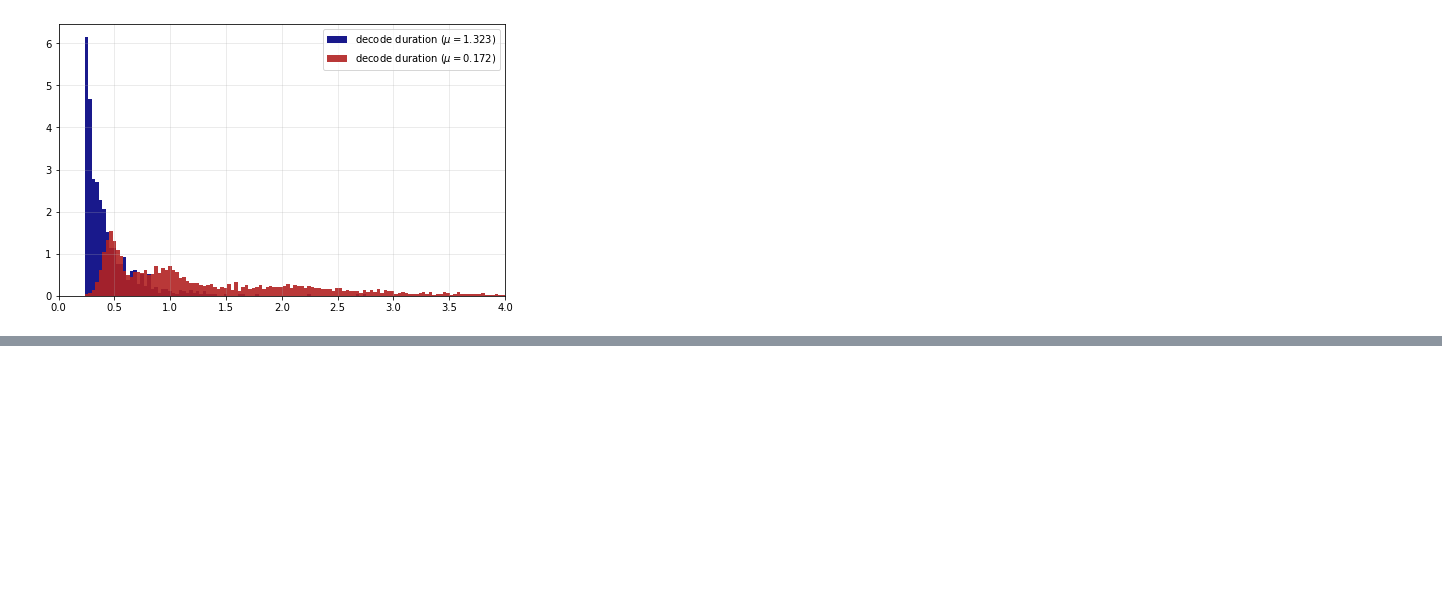
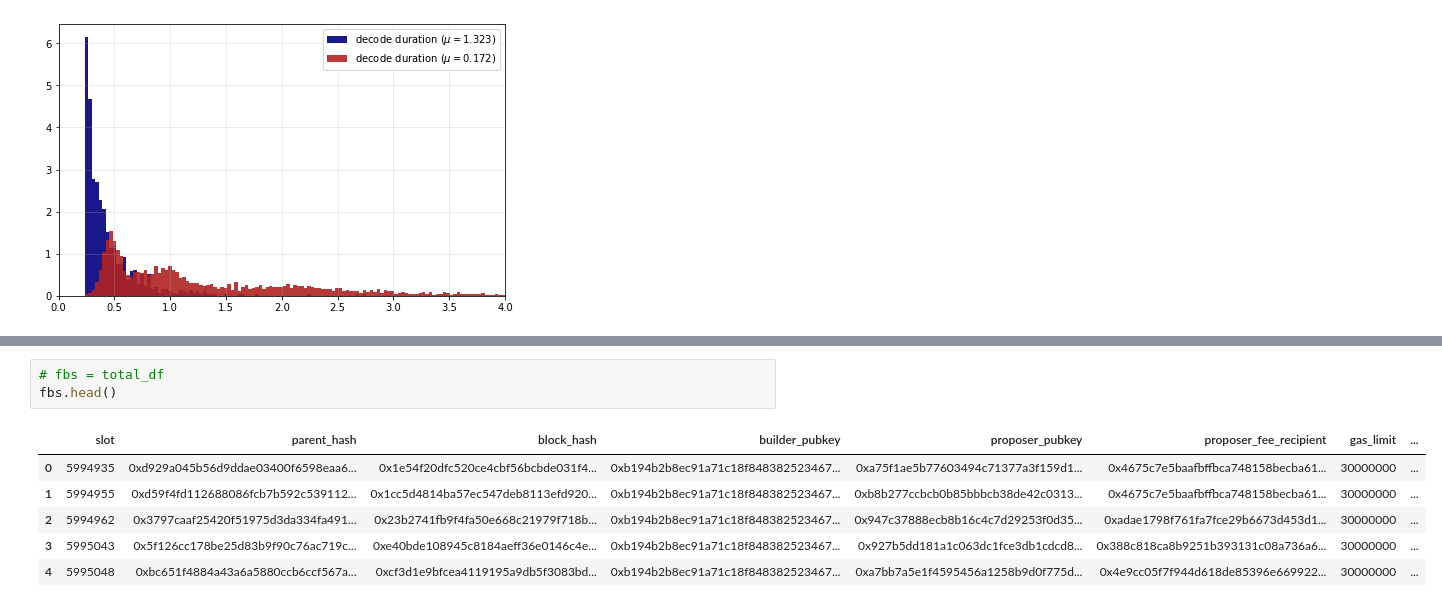
Before and after one commit to michaelneuder/relay-data, a Jupyter notebook: frontier.ipynb, the cells around one changed output, grey strips where cells are left out. Saved outputs shown, nothing was run; the diff lists cells and outputs as text; blank space fills up the shorter version.

```diff
--- a/frontier.ipynb
+++ b/frontier.ipynb
@@ -457,0 +491,10 @@ plt.show()
+# %%
+# fbs = total_df
+fbs.head()
+# %% [output]
+|  | slot | parent_hash | block_hash | builder_pubkey | proposer_pubkey | proposer_fee_recipient | gas_limit | ... |
+| 0 | 5994935 | 0xd929a045b56d9ddae03400f6598eaa6... | 0x1e54f20dfc520ce4cbf56bcbde031f4... | 0xb194b2b8ec91a71c18f848382523467... | 0xa75f1ae5b77603494c71377a3f159d1... | 0x4675c7e5baafbffbca748158becba61... | 30000000 | ... |
+| 1 | 5994955 | 0xd59f4fd112688086fcb7b592c539112... | 0x1cc5d4814ba57ec547deb8113efd920... | 0xb194b2b8ec91a71c18f848382523467... | 0xb8b277ccbcb0b85bbbcb38de42c0313... | 0x4675c7e5baafbffbca748158becba61... | 30000000 | ... |
+| 2 | 5994962 | 0x3797caaf25420f51975d3da334fa491... | 0x23b2741fb9f4fa50e668c21979f718b... | 0xb194b2b8ec91a71c18f848382523467... | 0x947c37888ecb8b16c4c7d29253f0d35... | 0xadae1798f761fa7fce29b6673d453d1... | 30000000 | ... |
+| 3 | 5995043 | 0x5f126cc178be25d83b9f90c76ac719c... | 0xe40bde108945c8184aeff36e0146c4e... | 0xb194b2b8ec91a71c18f848382523467... | 0x927b5dd181a1c063dc1fce3db1cdcd8... | 0x388c818ca8b9251b393131c08a736a6... | 30000000 | ... |
+| 4 | 5995048 | 0xbc651f4884a43a6a5880ccb6ccf567a... | 0xcf3d1e9bfcea4119195a9db5f3083bd... | 0xb194b2b8ec91a71c18f848382523467... | 0xa7bb7a5e1f4595456a1258b9d0f775d... | 0x4e9cc05f7f944d618de85396e669922... | 30000000 | ... |
```
Also changed, not shown: parts of 12 cells of this notebook.
